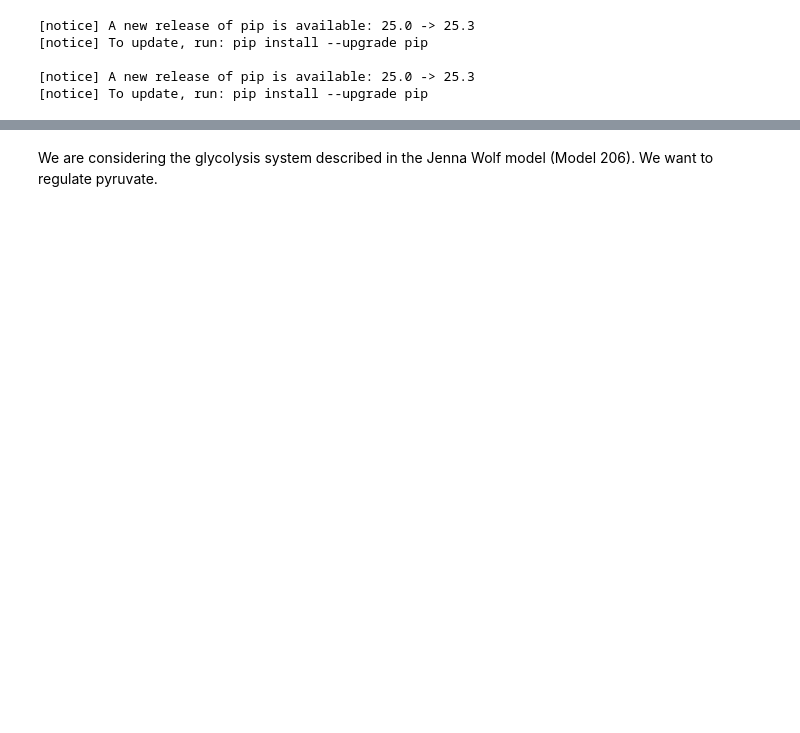
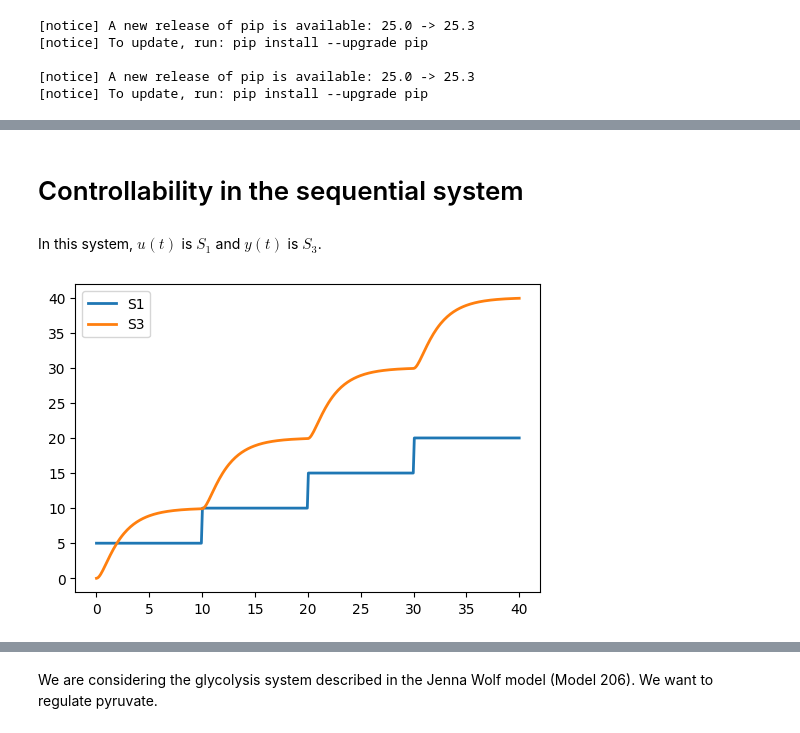
Before and after one commit to joseph-hellerstein/advanced-controls-lectures, a Jupyter notebook: short_class_lectures/Lecture_3-Controllability/controllability.ipynb, the cells around one changed output, grey strips where cells are left out. Cells and saved outputs as stored; diff of their text form; code cells hidden in the pictures; blank space fills up the shorter version.

```diff
--- a/short_class_lectures/Lecture_3-Controllability/controllability.ipynb
+++ b/short_class_lectures/Lecture_3-Controllability/controllability.ipynb
@@ -33,0 +48,26 @@ except:
+# %% [markdown]
+# Controllability in the sequential system
+# %% [markdown]
+In this system, $u(t)$ is $S_1$ and $y(t)$ is $S_3$.
+# %%
+DELTA = 5
+SEQUENTIAL_MODEL = f"""
+S1 -> S2; k1*(S1 + delta)
+S2 -> S3; k2*S2
+S3 -> ; k3*S3
+k1 = 1
+k2 = 2
+k3 = 0.5
+ref = 5
+delta = 0
+$S1 = 5
+at time>10: S1 = S1 + {DELTA};
+at time>20: S1 = S1 + {DELTA};
+at time>30: S1 = S1 + {DELTA};
+"""
+rr = te.loada(SEQUENTIAL_MODEL)
+selections = ["time", "S1", "S3"]
+rr.simulate(0, 40, 400, selections=selections)
+rr.plot()
+# %% [output]
+[figure, added]
```
Also changed, not shown: parts of 36 cells of this notebook, 3 other files.
